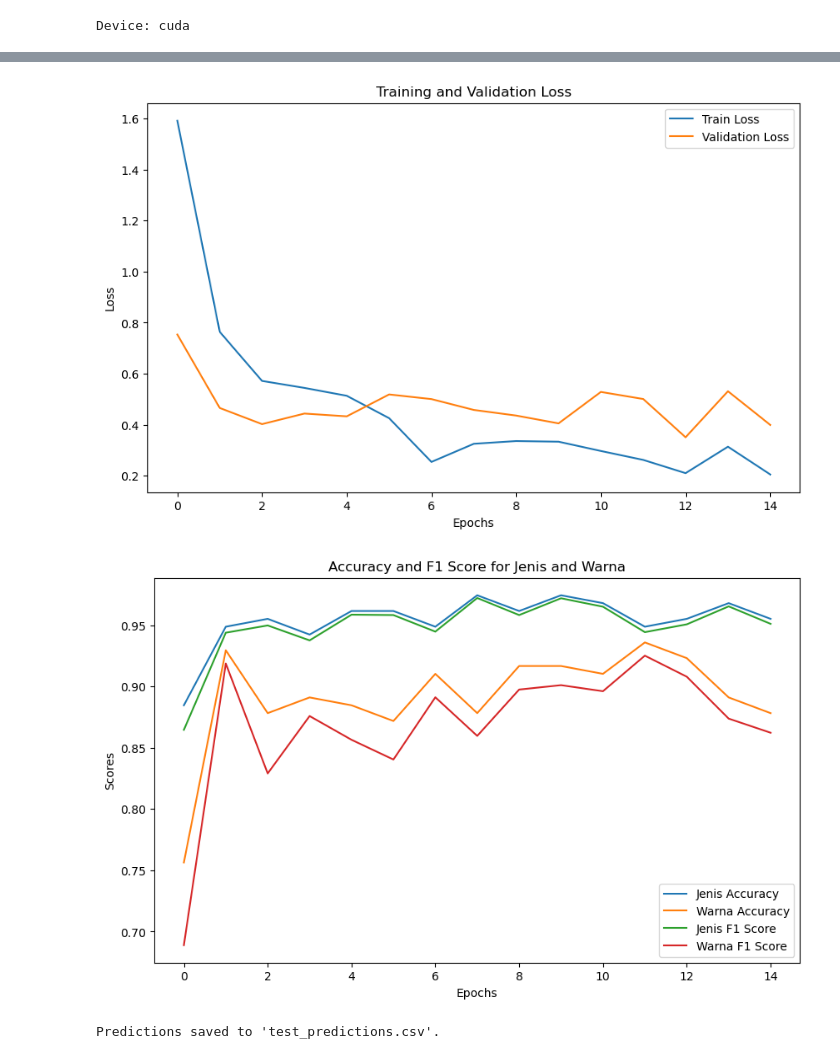
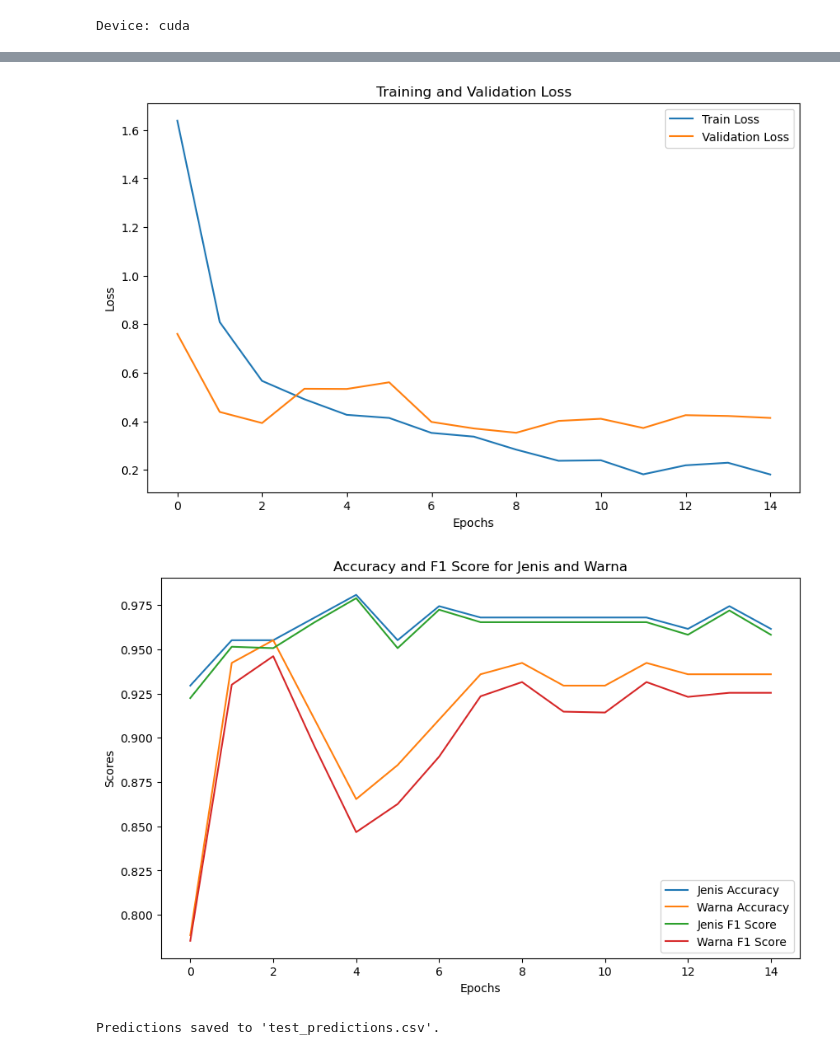
Before and after one commit to GabrielBatavia/Hology-7-Data-Mining-Competition-2024, a Jupyter notebook: base/base4_Pytorch.ipynb, the cells around one changed output, grey strips where cells are left out. Drawn from its saved outputs; the diff is of its cells as text; code cells hidden in the pictures.

```diff
--- a/base/base4_Pytorch.ipynb
+++ b/base/base4_Pytorch.ipynb
@@ -11,6 +11,7 @@ from sklearn.model_selection import train_test_split
 from sklearn.metrics import accuracy_score, precision_score, recall_score, f1_score, hamming_loss, jaccard_score
 import numpy as np
 import matplotlib.pyplot as plt
+from torch.utils.data import WeightedRandomSampler
 
 # Define device (GPU or CPU)
 device = torch.device("cuda" if torch.cuda.is_available() else "cpu")
@@ -113,6 +114,9 @@ model = model.to(device)
 criterion = nn.CrossEntropyLoss()  # For multi-class classification
 optimizer = optim.Adam(model.parameters(), lr=0.0005)
 
+# **Implementasi Scheduler Learning Rate**
+scheduler = optim.lr_scheduler.StepLR(optimizer, step_size=7, gamma=0.1)
+
 # Evaluate function to calculate metrics after each epoch
 def evaluate_model(model, val_loader):
     model.eval()  # Set model to evaluation mode
@@ -172,7 +176,7 @@ def evaluate_model(model, val_loader):
     }
 
 # Train the model with metric evaluation and store loss
-def train_model(model, train_loader, val_loader, criterion, optimizer, num_epochs=10):
+def train_model(model, train_loader, val_loader, criterion, optimizer, scheduler, num_epochs=20):
     train_losses = []
     val_losses = []
     metrics_list = []
@@ -206,7 +210,8 @@ def train_model(model, train_loader, val_loader, criterion, optimizer, num_epoch
 
             running_loss += loss.item()
 
-        train_losses.append(running_loss / len(train_loader))
+        train_loss = running_loss / len(train_loader)
+        train_losses.append(train_loss)
 
         # Validation loop
         val_loss = 0.0
@@ -222,23 +227,30 @@ def train_model(model, train_loader, val_loader, criterion, optimizer, num_epoch
                 warna_loss = criterion(warna_outputs, warna_labels)
                 val_loss += (jenis_loss + warna_loss).item()
 
-        val_losses.append(val_loss / len(val_loader))
+        val_loss = val_loss / len(val_loader)
+        val_losses.append(val_loss)
 
         # Evaluate metrics after each epoch
         metrics = evaluate_model(model, val_loader)
         metrics_list.append(metrics)
 
-        print(f'Epoch [{epoch+1}/{num_epochs}], Train Loss: {train_losses[-1]:.4f}, Val Loss: {val_losses[-1]:.4f}')
+        print(f'Epoch [{epoch+1}/{num_epochs}], Train Loss: {train_loss:.4f}, Val Loss: {val_loss:.4f}')
 
         # Check if the validation loss is the best we've seen so far, and if so, save the model
-        if val_losses[-1] < best_val_loss:
-            best_val_loss = val_losses[-1]
+        if val_loss < best_val_loss:
+            best_val_loss = val_loss
             best_model_wts = model.state_dict().copy()  # Save the best model weights
             print(f"New best model found at epoch {epoch+1}, saving the model...")
 
+        # **Update Scheduler**
+        scheduler.step()
+
     # Save the best model after the training loop
-    torch.save(best_model_wts, './base4_result/best_efficientnet_multilabel_model.pth')
-    print("Best model saved.")
+    if best_model_wts is not None:
+        torch.save(best_model_wts, './base4_result/best_efficientnet_multilabel_model.pth')
+        print("Best model saved.")
+    else:
+        print("No improvement during training.")
 
     return train_losses, val_losses, metrics_list
 
@@ -270,8 +282,10 @@ def plot_metrics(metrics_list):
     plt.legend()
     plt.show()
 
-# Run training
-train_losses, val_losses, metrics_list = train_model(model, train_loader, val_loader, criterion, optimizer, num_epochs=15)
+# **Run training dengan Scheduler**
+train_losses, val_losses, metrics_list = train_model(
+    model, train_loader, val_loader, criterion, optimizer, scheduler, num_epochs=15
+)
 
 # Plot results
 plot_losses(train_losses, val_losses)
@@ -300,6 +311,6 @@ Epoch [15/15], Train Loss: 0.2049, Val Loss: 0.3991
 Best model saved.
-[figure, old version]
+[figure, new version]
-[figure, old version]
+[figure, new version]
 # %%
 import torch
 from torchvision import transforms
```
Also changed, not shown: parts of 2 cells of this notebook, 2 other files.
